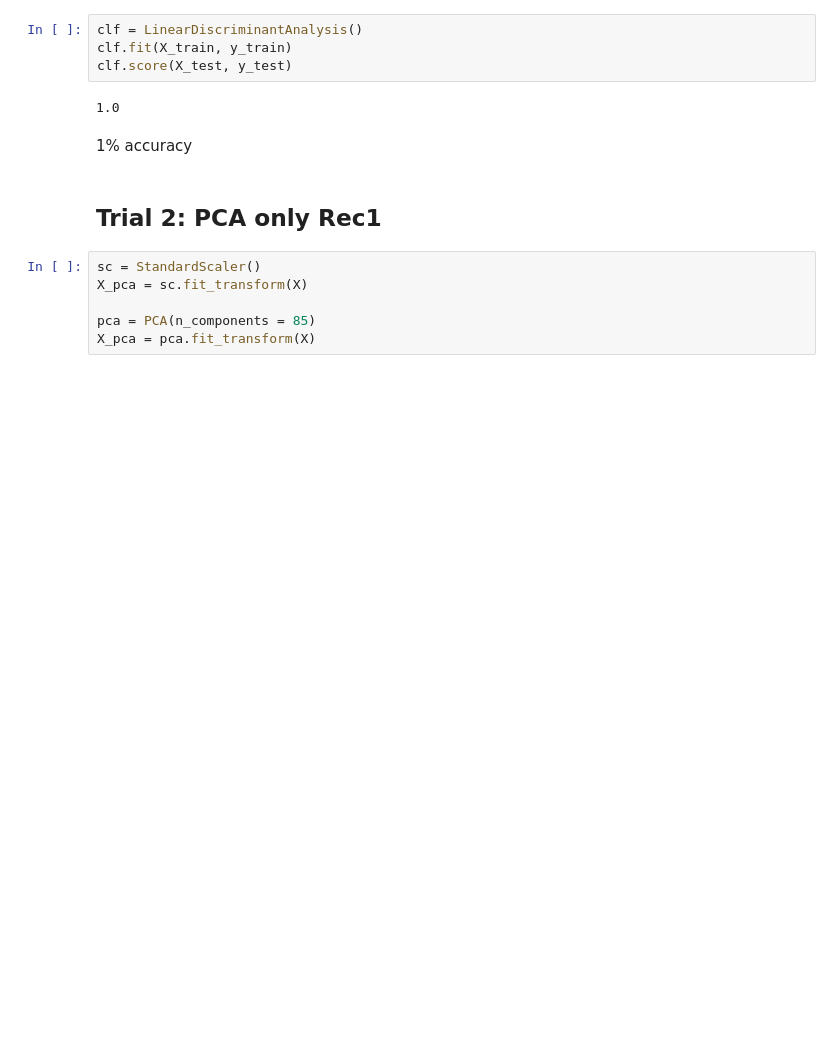
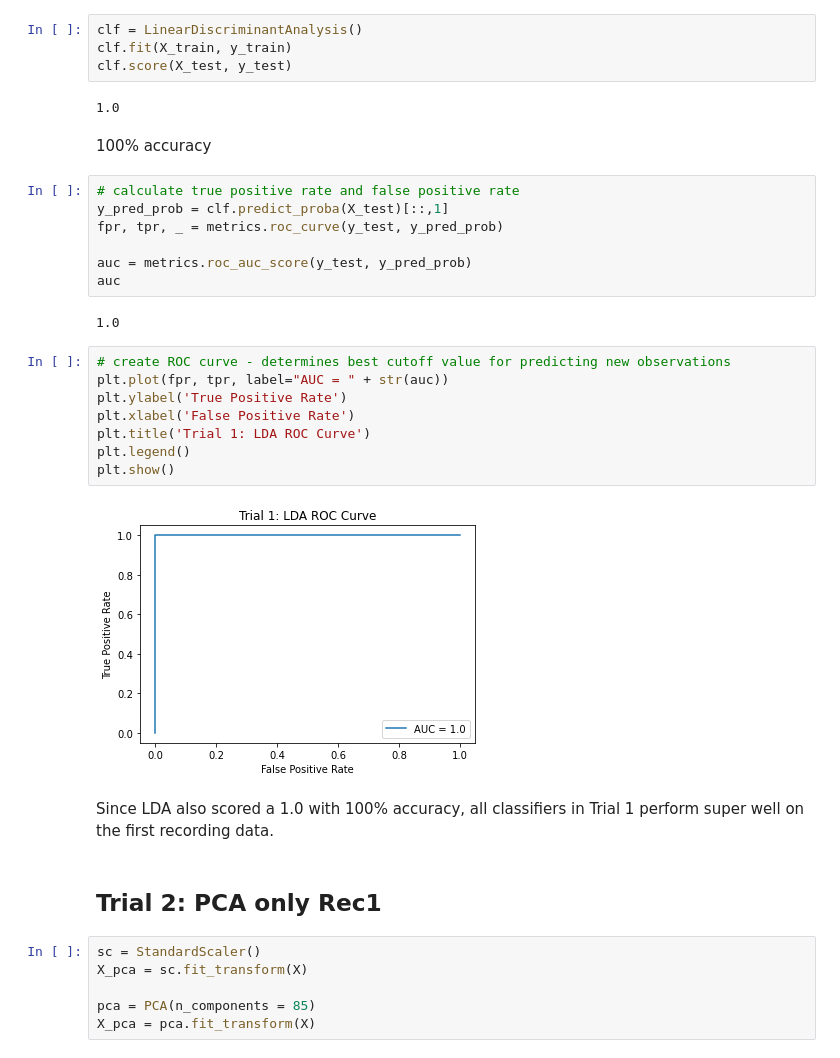
Before and after one commit to vchou105/COGS189, a Jupyter notebook: Machine Learning.ipynb, the cells around one changed output. Drawn from its saved outputs; the diff is of its cells as text; blank space fills up the shorter version.

```diff
--- a/Machine Learning.ipynb
+++ b/Machine Learning.ipynb
@@ -59,7 +108,28 @@ clf.score(X_test, y_test)
 # %% [output]
 1.0
 # %% [markdown]
-1% accuracy
+100% accuracy
+# %%
+# calculate true positive rate and false positive rate
+y_pred_prob = clf.predict_proba(X_test)[::,1]
+fpr, tpr, _ = metrics.roc_curve(y_test, y_pred_prob)
+
+auc = metrics.roc_auc_score(y_test, y_pred_prob)
+auc
+# %% [output]
+1.0
+# %%
+# create ROC curve - determines best cutoff value for predicting new observations
+plt.plot(fpr, tpr, label="AUC = " + str(auc))
+plt.ylabel('True Positive Rate')
+plt.xlabel('False Positive Rate')
+plt.title('Trial 1: LDA ROC Curve')
+plt.legend()
+plt.show()
+# %% [output]
+[figure, added]
+# %% [markdown]
+Since LDA also scored a 1.0 with 100% accuracy, all classifiers in Trial 1 perform super well on the first recording data.
 # %% [markdown]
 ## Trial 2: PCA only Rec1
 # %%
```
Also changed, not shown: parts of 20 cells of this notebook.
